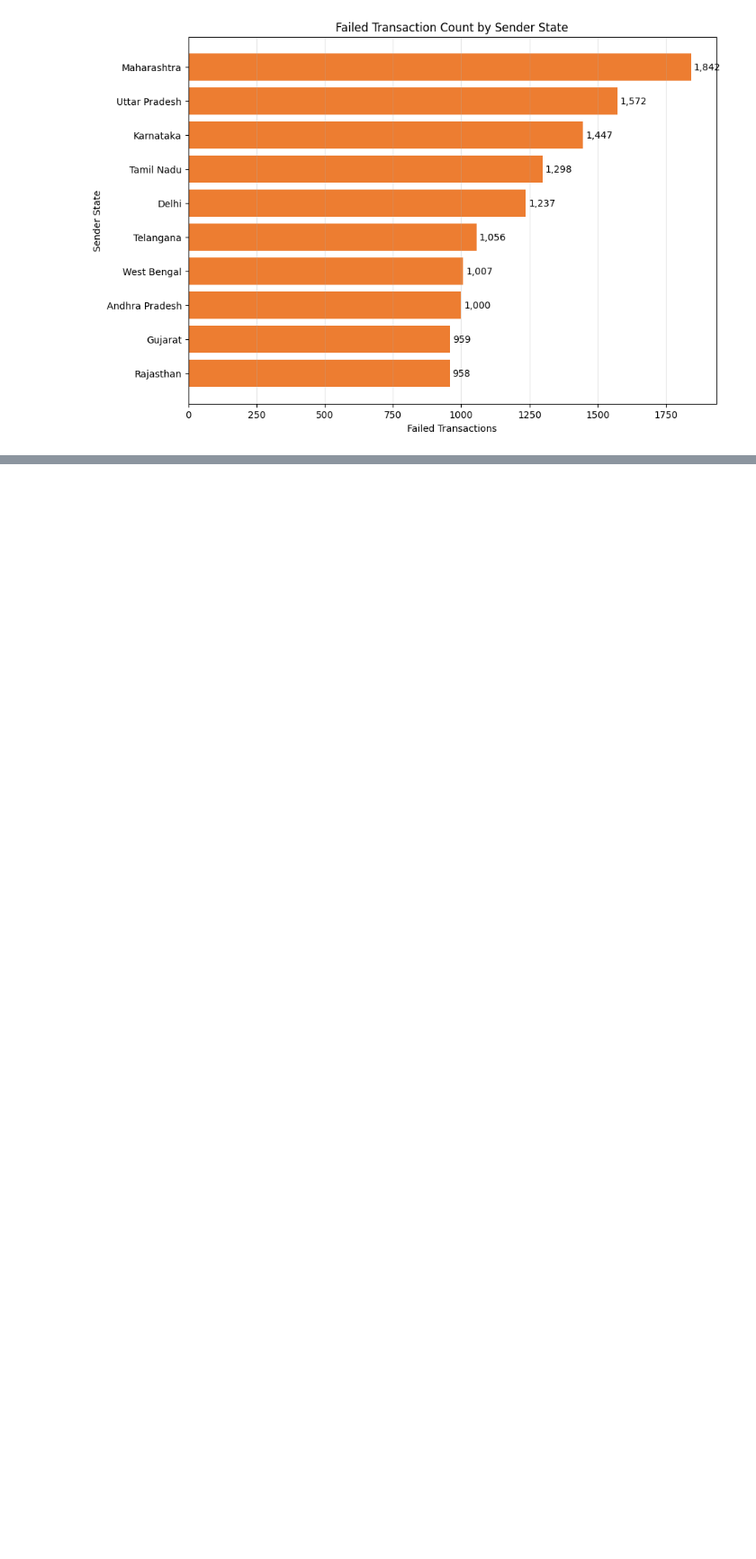
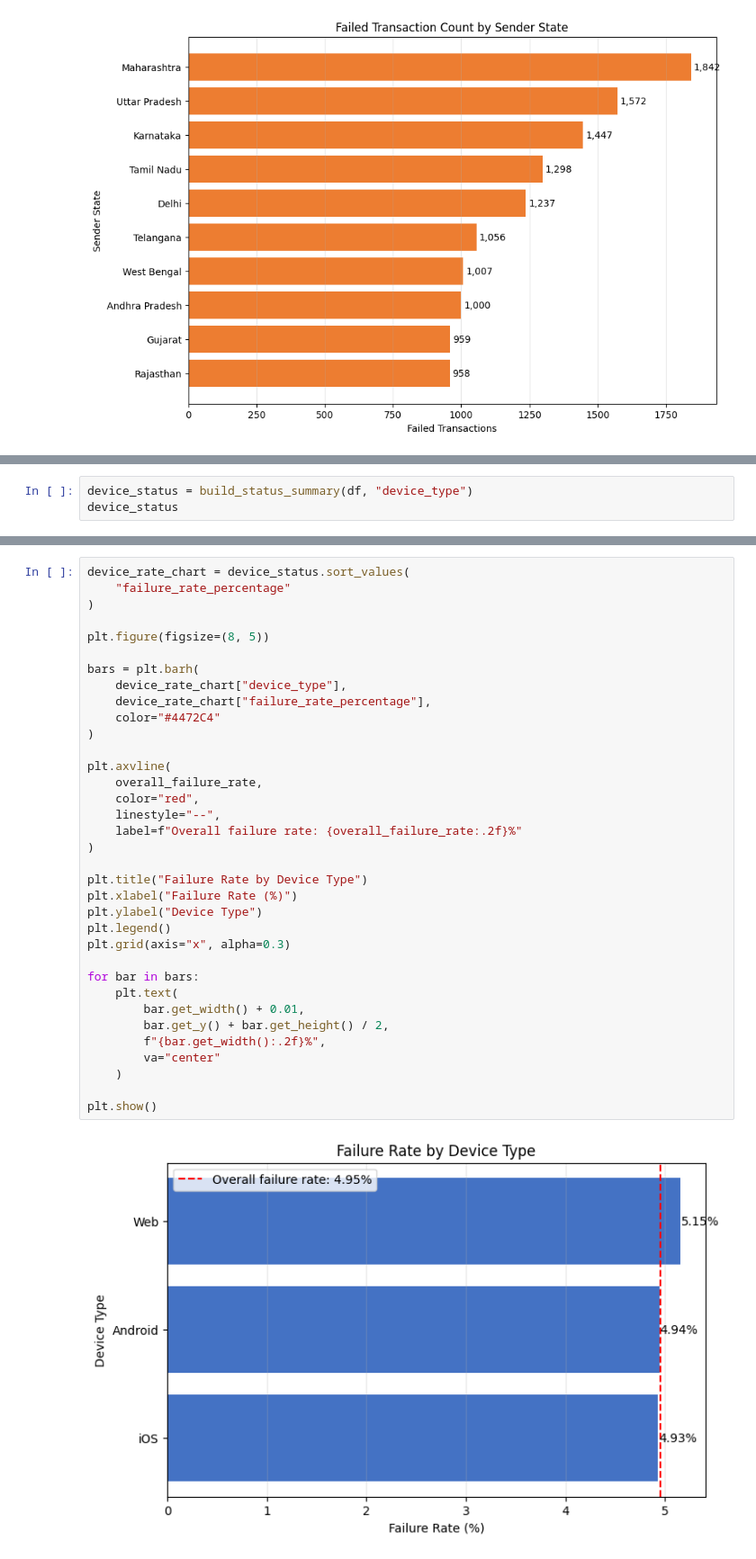
Before and after one commit to KaviyaVelmurugan/upi-transaction-intelligence-platform, a Jupyter notebook: notebooks/02_eda.ipynb, the cells around one changed output, grey strips where cells are left out. Shown at 90% size. Cells and saved outputs as stored; diff of their text form; blank space fills up the shorter version.

Commit message:
Device Type vs status analysis

```diff
--- a/notebooks/02_eda.ipynb
+++ b/notebooks/02_eda.ipynb
@@ -1562,0 +1569,3 @@ plt.show()
+# %%
+device_status = build_status_summary(df, "device_type")
+device_status
@@ -1562,0 +1590,37 @@ plt.show()
+# %%
+device_rate_chart = device_status.sort_values(
+    "failure_rate_percentage"
+)
+
+plt.figure(figsize=(8, 5))
+
+bars = plt.barh(
+    device_rate_chart["device_type"],
+    device_rate_chart["failure_rate_percentage"],
+    color="#4472C4"
+)
+
+plt.axvline(
+    overall_failure_rate,
+    color="red",
+    linestyle="--",
+    label=f"Overall failure rate: {overall_failure_rate:.2f}%"
+)
+
+plt.title("Failure Rate by Device Type")
+plt.xlabel("Failure Rate (%)")
+plt.ylabel("Device Type")
+plt.legend()
+plt.grid(axis="x", alpha=0.3)
+
+for bar in bars:
+    plt.text(
+        bar.get_width() + 0.01,
+        bar.get_y() + bar.get_height() / 2,
+        f"{bar.get_width():.2f}%",
+        va="center"
+    )
+
+plt.show()
+# %% [output]
+[figure, added]
```
Also changed, not shown: parts of 4 cells of this notebook, 1 other file.
